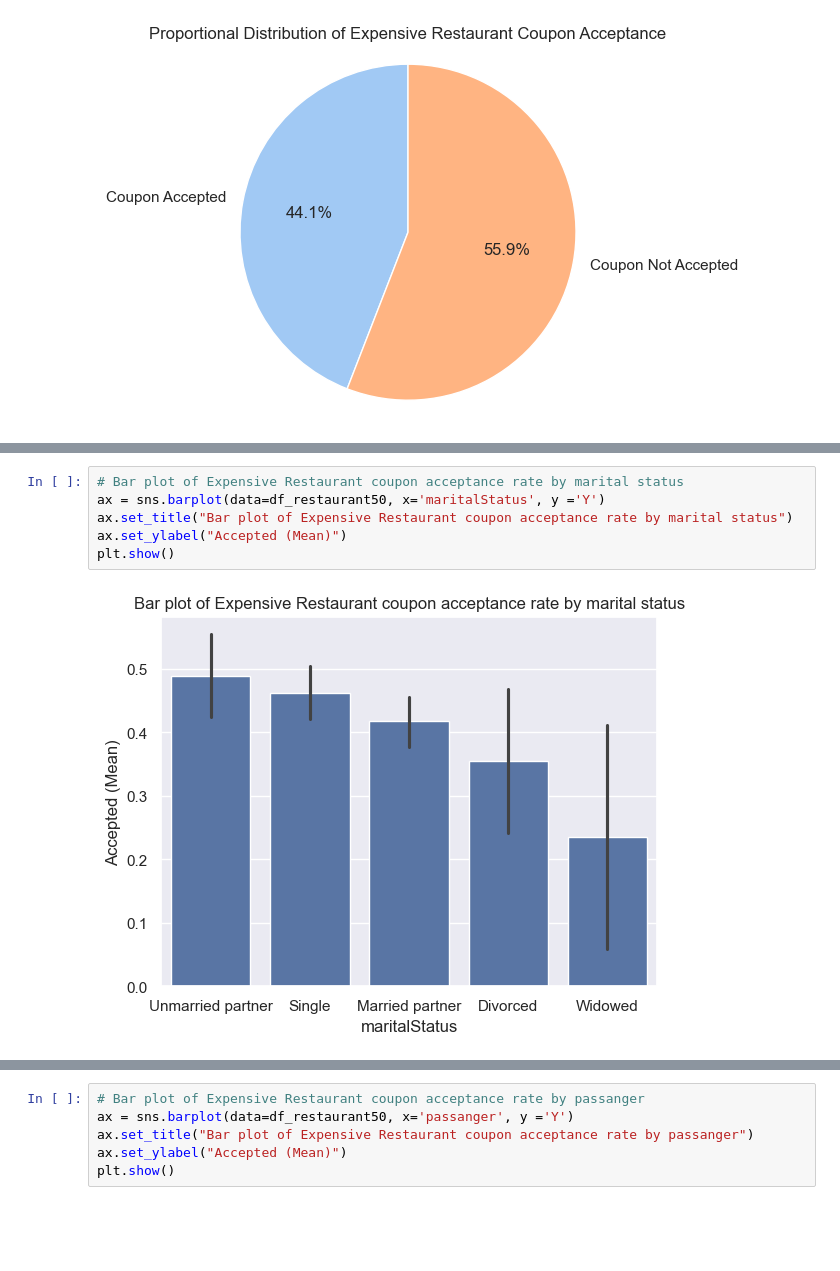
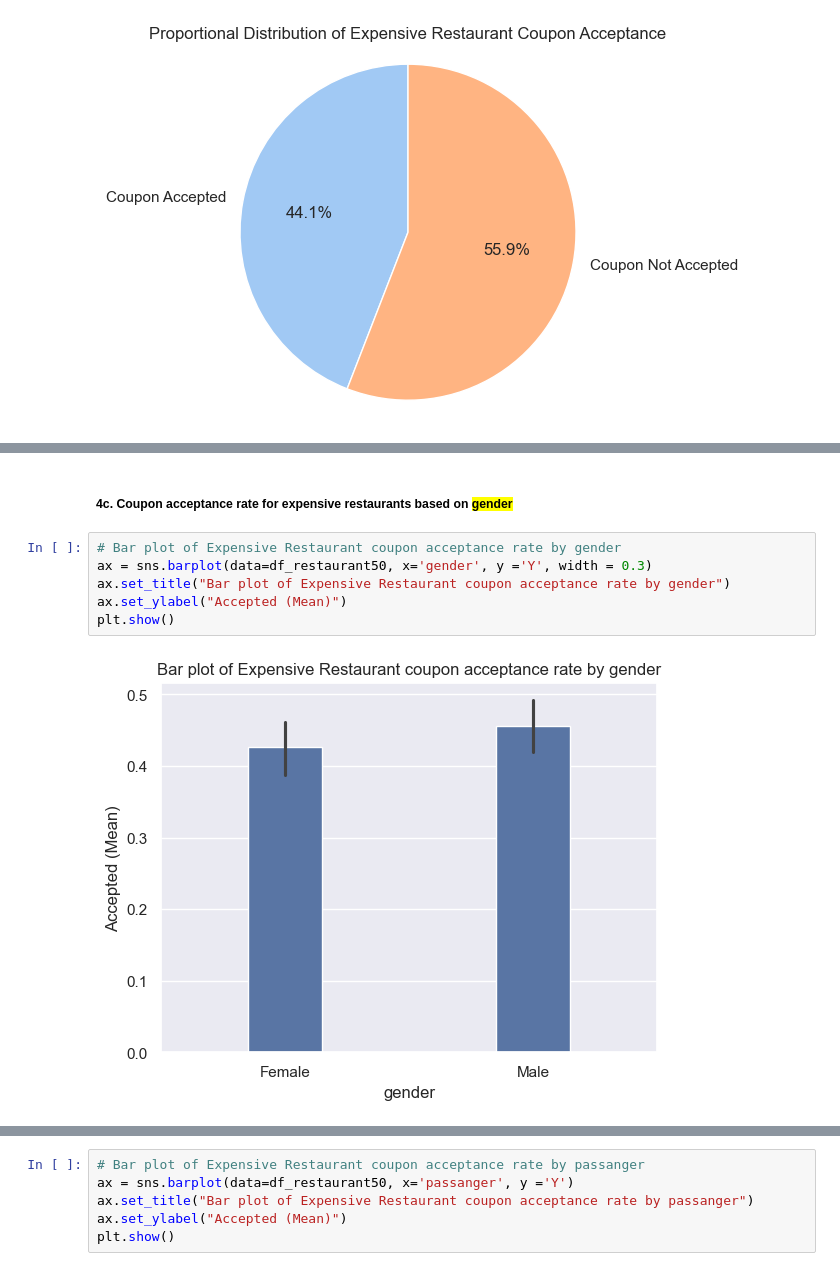
Before and after one commit to amanbhardwaj/coupon-acceptance, a Jupyter notebook: prompt.ipynb, the cells around one changed output, grey strips where cells are left out. Drawn from its saved outputs; the diff is of its cells as text; blank space fills up the shorter version.

```diff
--- a/prompt.ipynb
+++ b/prompt.ipynb
@@ -465,8 +502,10 @@ plt.show()
+# %% [markdown]
+<h5>4c. Coupon acceptance rate for expensive restaurants based on <mark>gender</mark></h5>
 # %%
-# Bar plot of Expensive Restaurant coupon acceptance rate by marital status
-ax = sns.barplot(data=df_restaurant50, x='maritalStatus', y ='Y')
-ax.set_title("Bar plot of Expensive Restaurant coupon acceptance rate by marital status")
+# Bar plot of Expensive Restaurant coupon acceptance rate by gender
+ax = sns.barplot(data=df_restaurant50, x='gender', y ='Y', width = 0.3)
+ax.set_title("Bar plot of Expensive Restaurant coupon acceptance rate by gender")
 ax.set_ylabel("Accepted (Mean)")
 plt.show()
 # %% [output]
-[figure, old version]
+[figure, new version]
```
Also changed, not shown: parts of 27 cells of this notebook, 1 other file.
